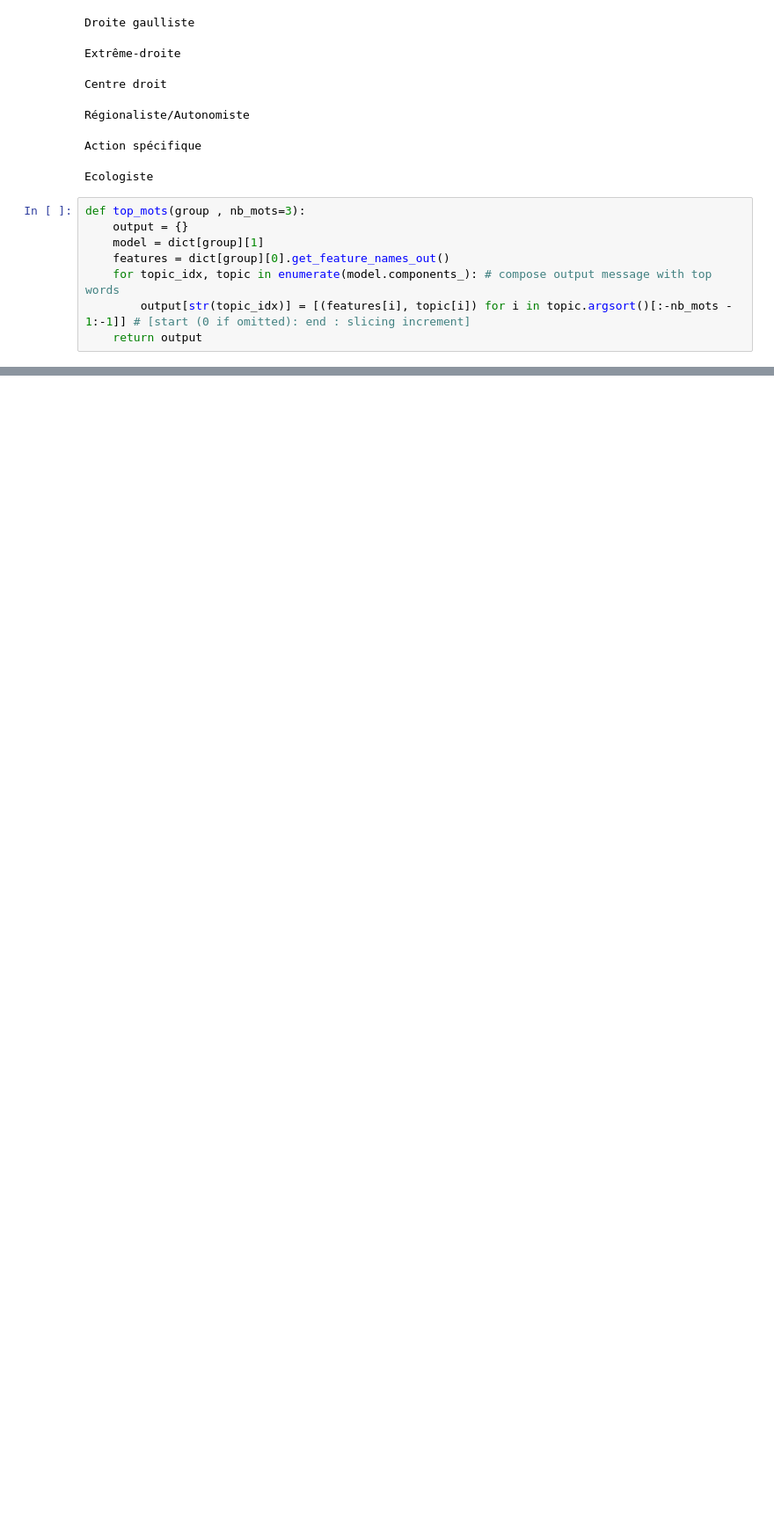
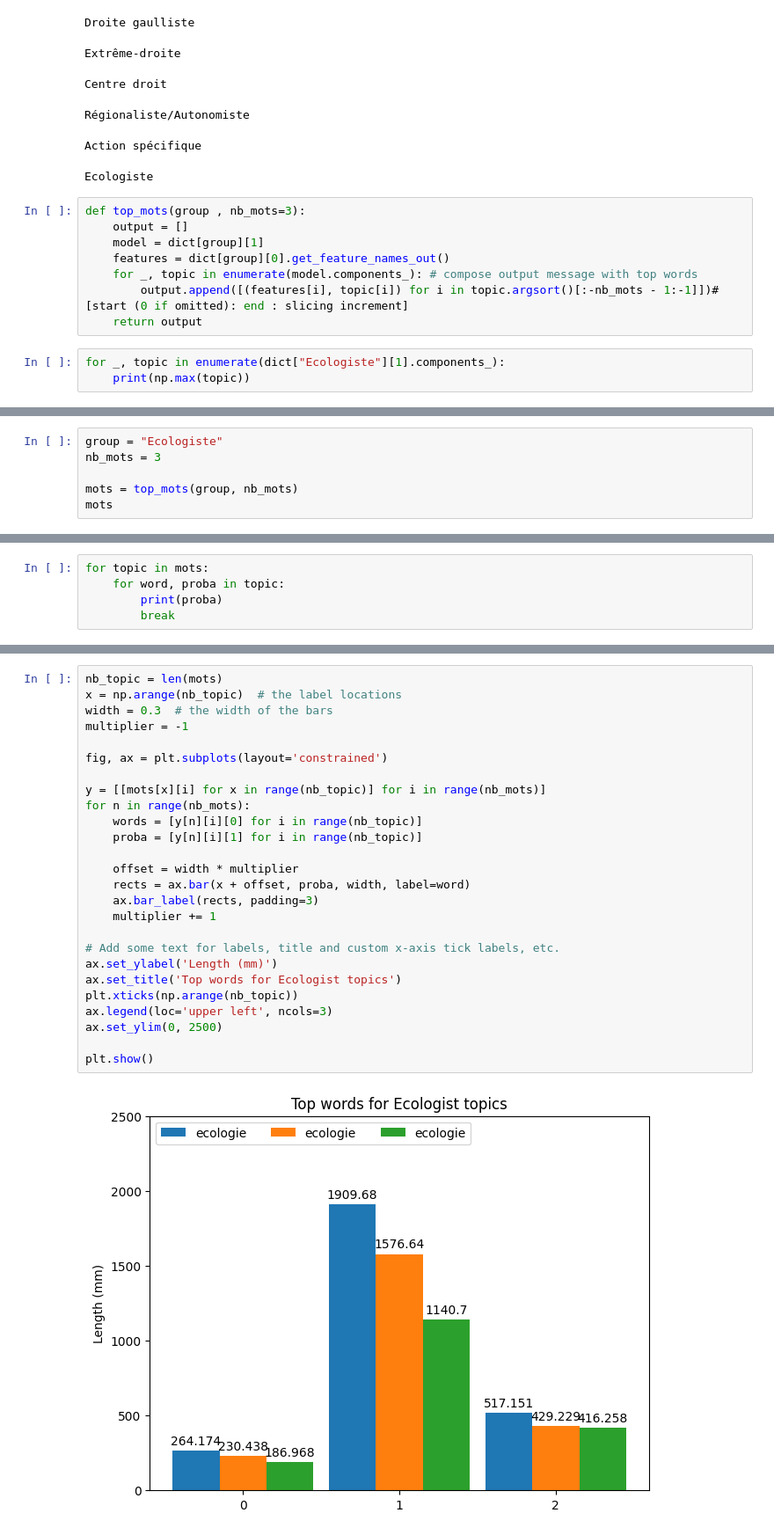
Before and after one commit to lecoqm/NLP, a Jupyter notebook: LDA.ipynb, the cells around one changed output, grey strips where cells are left out. Shown at 88% size. Cells and saved outputs as stored; diff of their text form; blank space fills up the shorter version.

Commit message:
trying to make graph for topwords in topic

```diff
--- a/LDA.ipynb
+++ b/LDA.ipynb
@@ -83,9 +84,12 @@ Action spécifique
 Ecologiste
 # %%
 def top_mots(group , nb_mots=3):
-    output = {}
+    output = []
     model = dict[group][1]
     features = dict[group][0].get_feature_names_out()
-    for topic_idx, topic in enumerate(model.components_): # compose output message with top words
-        output[str(topic_idx)] = [(features[i], topic[i]) for i in topic.argsort()[:-nb_mots - 1:-1]] # [start (0 if omitted): end : slicing increment]
+    for _, topic in enumerate(model.components_): # compose output message with top words
+        output.append([(features[i], topic[i]) for i in topic.argsort()[:-nb_mots - 1:-1]])# [start (0 if omitted): end : slicing increment]
     return output
+# %%
+for _, topic in enumerate(dict["Ecologiste"][1].components_):
+    print(np.max(topic))
@@ -91,0 +100,6 @@ def top_mots(group , nb_mots=3):
+# %%
+group = "Ecologiste"
+nb_mots = 3
+
+mots = top_mots(group, nb_mots)
+mots
@@ -91,0 +116,5 @@ def top_mots(group , nb_mots=3):
+# %%
+for topic in mots:
+    for word, proba in topic:
+        print(proba)
+        break
@@ -91,0 +152,28 @@ def top_mots(group , nb_mots=3):
+# %%
+nb_topic = len(mots)
+x = np.arange(nb_topic)  # the label locations
+width = 0.3  # the width of the bars
+multiplier = -1
+
+fig, ax = plt.subplots(layout='constrained')
+
+y = [[mots[x][i] for x in range(nb_topic)] for i in range(nb_mots)]
+for n in range(nb_mots):
+    words = [y[n][i][0] for i in range(nb_topic)]
+    proba = [y[n][i][1] for i in range(nb_topic)]
+
+    offset = width * multiplier
+    rects = ax.bar(x + offset, proba, width, label=word)
+    ax.bar_label(rects, padding=3)
+    multiplier += 1
+
+# Add some text for labels, title and custom x-axis tick labels, etc.
+ax.set_ylabel('Length (mm)')
+ax.set_title('Top words for Ecologist topics')
+plt.xticks(np.arange(nb_topic))
+ax.legend(loc='upper left', ncols=3)
+ax.set_ylim(0, 2500)
+
+plt.show()
+# %% [output]
+[figure, added]
```
Also changed, not shown: parts of 7 cells of this notebook.
